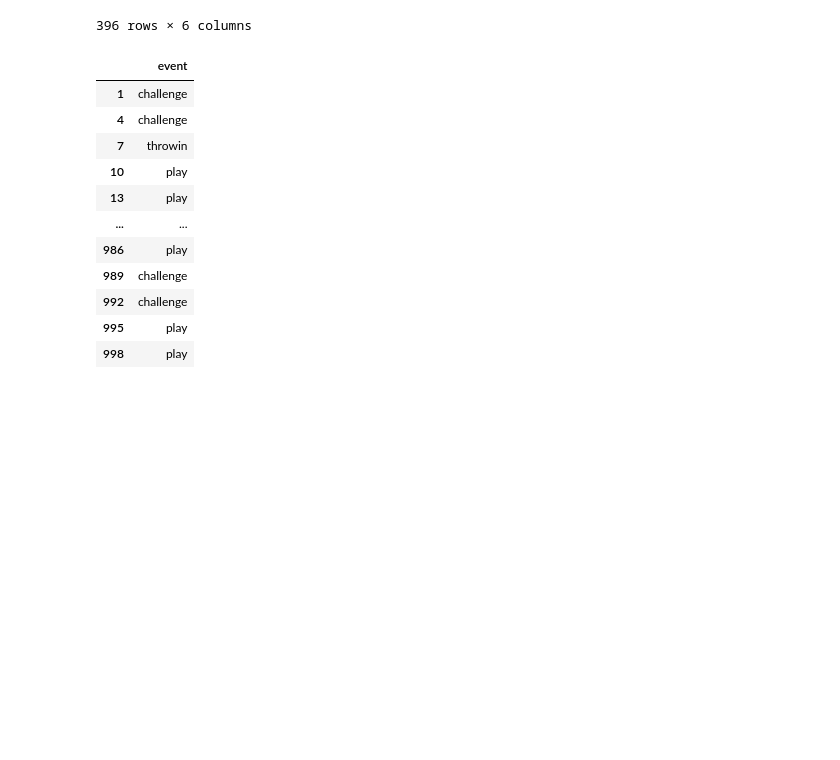
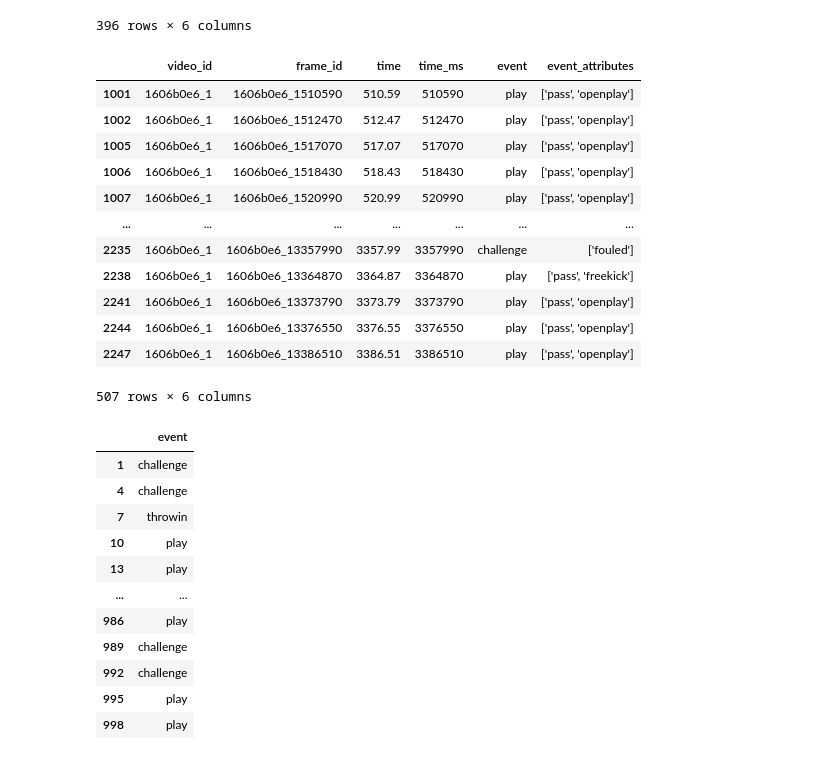
Before and after one commit to hmatzner/DFL-Bundesliga, a Jupyter notebook: Bundesliga.ipynb, the cells around one changed output. Drawn from its saved outputs; the diff is of its cells as text; code cells hidden in the pictures; blank space fills up the shorter version.

```diff
--- a/Bundesliga.ipynb
+++ b/Bundesliga.ipynb
@@ -120,6 +120,23 @@ df_video1
 | 995 | 1606b0e6_0 | 1606b0e6_03000870 | 3000.87 | 3000870 | play | ['pass', 'freekick'] |
 | 998 | 1606b0e6_0 | 1606b0e6_03013230 | 3013.23 | 3013230 | play | ['pass', 'openplay'] |
 396 rows × 6 columns
+# %%
+df_video2 = df_events[df_events['video_id'] == '1606b0e6_1']
+df_video2
+# %% [output]
+|  | video_id | frame_id | time | time_ms | event | event_attributes |
+| 1001 | 1606b0e6_1 | 1606b0e6_1510590 | 510.59 | 510590 | play | ['pass', 'openplay'] |
+| 1002 | 1606b0e6_1 | 1606b0e6_1512470 | 512.47 | 512470 | play | ['pass', 'openplay'] |
+| 1005 | 1606b0e6_1 | 1606b0e6_1517070 | 517.07 | 517070 | play | ['pass', 'openplay'] |
+| 1006 | 1606b0e6_1 | 1606b0e6_1518430 | 518.43 | 518430 | play | ['pass', 'openplay'] |
+| 1007 | 1606b0e6_1 | 1606b0e6_1520990 | 520.99 | 520990 | play | ['pass', 'openplay'] |
+| ... | ... | ... | ... | ... | ... | ... |
+| 2235 | 1606b0e6_1 | 1606b0e6_13357990 | 3357.99 | 3357990 | challenge | ['fouled'] |
+| 2238 | 1606b0e6_1 | 1606b0e6_13364870 | 3364.87 | 3364870 | play | ['pass', 'freekick'] |
+| 2241 | 1606b0e6_1 | 1606b0e6_13373790 | 3373.79 | 3373790 | play | ['pass', 'openplay'] |
+| 2244 | 1606b0e6_1 | 1606b0e6_13376550 | 3376.55 | 3376550 | play | ['pass', 'openplay'] |
+| 2247 | 1606b0e6_1 | 1606b0e6_13386510 | 3386.51 | 3386510 | play | ['pass', 'openplay'] |
+507 rows × 6 columns
 # %%
 y_train_val = df_video1['event']
 y_train_val.to_frame()
```
Also changed, not shown: parts of 10 cells of this notebook.
